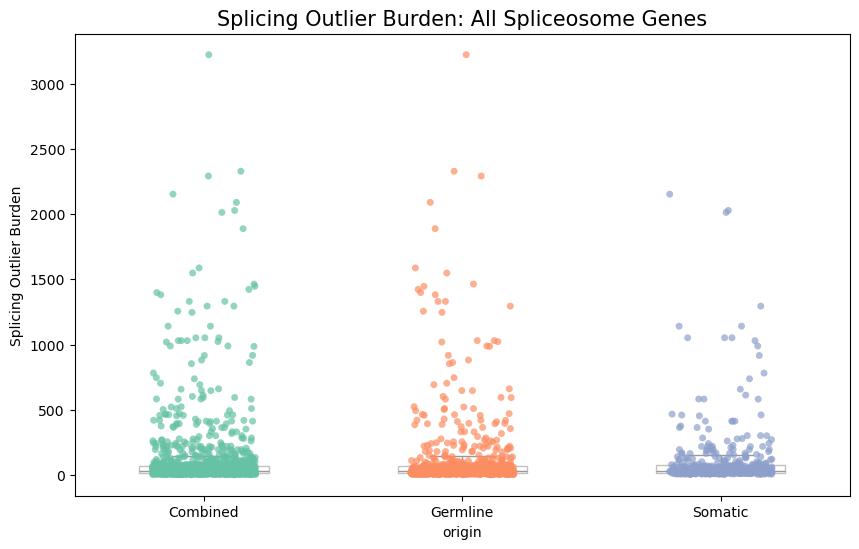
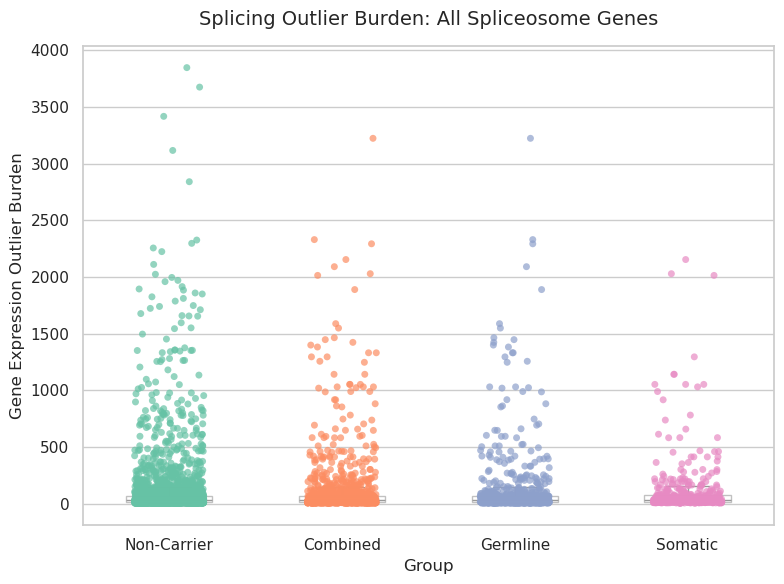
The change to this notebook cell's code, shown as a diff; its figure went from the first image to the second:
--- before
+++ after
@@ -1,4 +1,5 @@
 def plot_burden(data, title):
-    plt.figure(figsize=(10, 6))
+    plt.figure(figsize=(8, 6))
+    sns.set_theme(style="whitegrid")
     
     sns.boxplot(
@@ -9,9 +10,11 @@
     sns.stripplot(
         data=data, x='origin', y='burden', 
-        palette='Set2', jitter=0.2, size=5, alpha=0.7
+        hue='origin', palette='Set2', jitter=0.2, size=5, alpha=0.7, legend=False
     )
     
-    plt.title(title, fontsize=15)
-    plt.ylabel('Splicing Outlier Burden')
+    plt.title(title, fontsize=14, pad=15)
+    plt.ylabel('Gene Expression Outlier Burden', fontsize=12)
+    plt.xlabel('Group', fontsize=12)
+    plt.tight_layout()
     plt.show()
 

Commit: added code from cluster